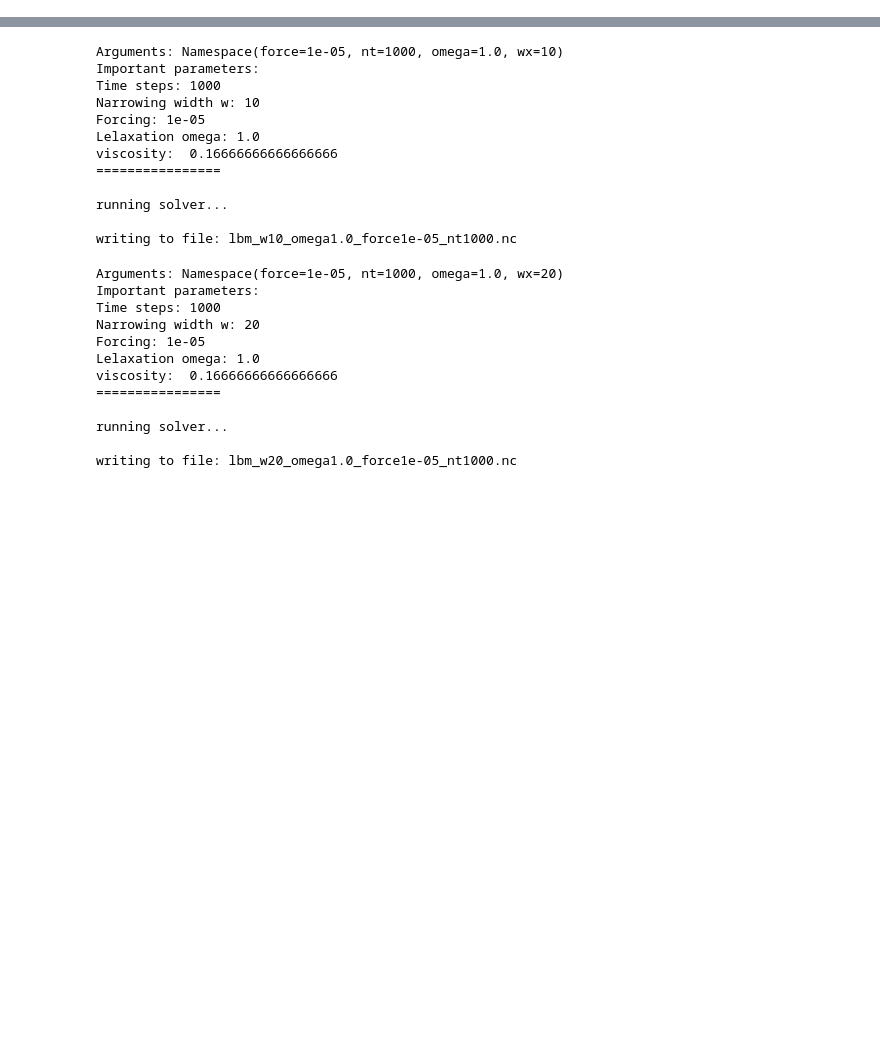
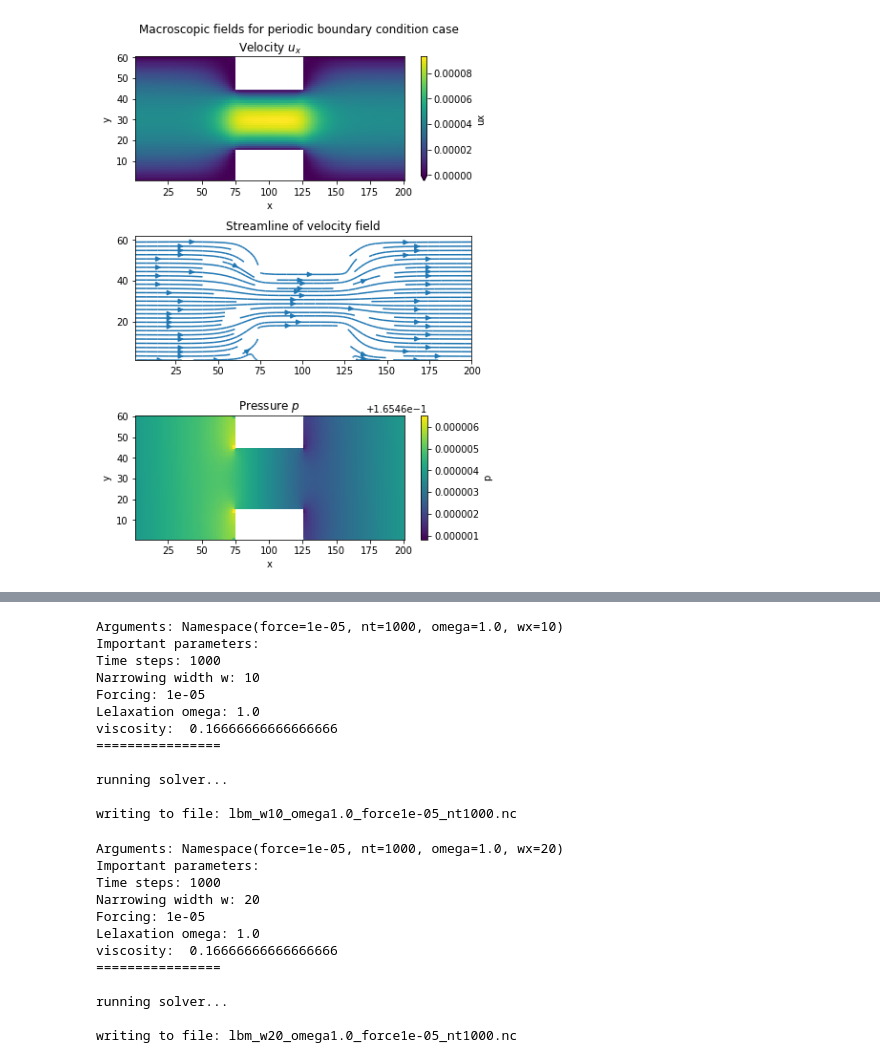
Before and after one commit to iacs-ac290r-2019-2/homework, a Jupyter notebook: HW2/JiaweiZhuang/use_LBM_solver.ipynb, the cells around one changed output, grey strips where cells are left out. Drawn from its saved outputs; the diff is of its cells as text; code cells hidden in the pictures; blank space fills up the shorter version.

```diff
--- a/HW2/JiaweiZhuang/use_LBM_solver.ipynb
+++ b/HW2/JiaweiZhuang/use_LBM_solver.ipynb
@@ -28,0 +78,19 @@ writing to file: lbm_w30_omega1.0_force1e-05_nt1000.nc
+# %%
+# put together
+fig, axes = plt.subplots(3, 1, figsize=[6, 8])
+
+ds_case1['ux'].plot(vmin=0, ax=axes[0])
+axes[0].set_title('Velocity $u_x$')
+
+axes[1].streamplot(ds_case1['x'].values, ds_case1['y'].values,
+                  ds_case1['ux'].values, ds_case1['uy'].values)
+axes[1].set_title('Streamline of velocity field')
+
+ds_case1['p'].plot(ax=axes[2])
+axes[2].set_title('Pressure $p$')
+
+fig.suptitle('Macroscopic fields for periodic boundary condition case', y=1.01)
+fig.tight_layout()
+fig.savefig('case1_2d_fields.png', dpi=200, bbox_inches = "tight")
+# %% [output]
+[figure, added]
```
Also changed, not shown: parts of 50 cells of this notebook.
